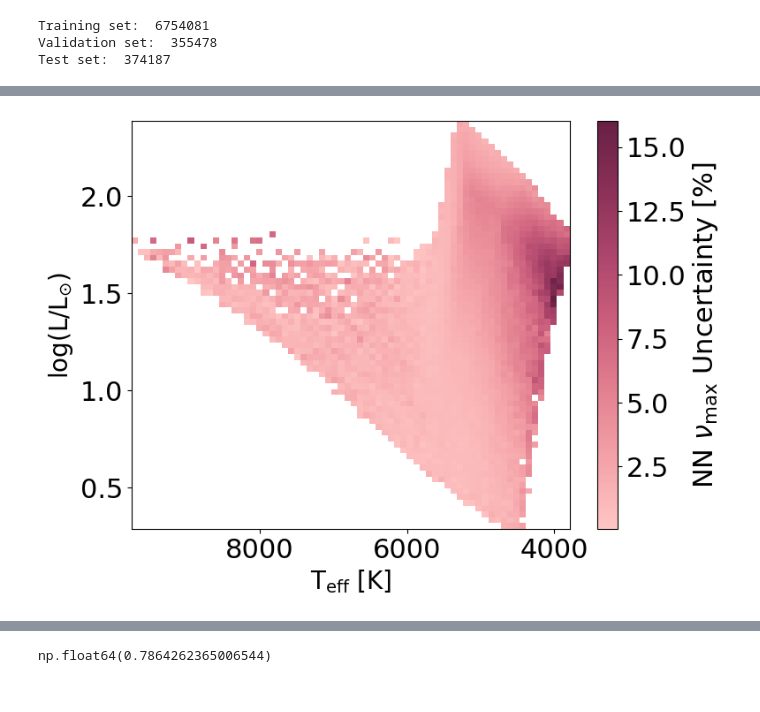
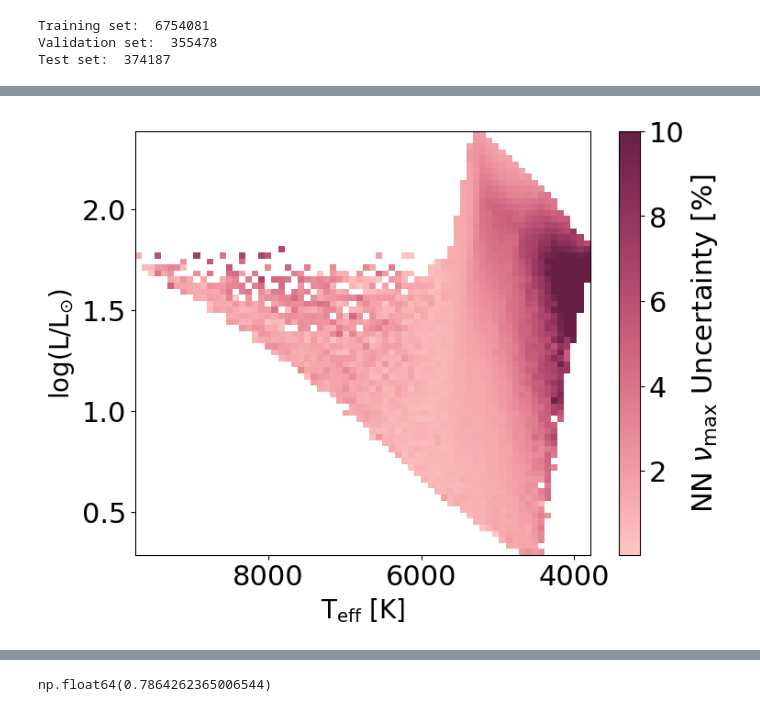
Before and after one commit to ehatt98/M4-hierarchical, a Jupyter notebook: notebooks/plots/hexbin-plot.ipynb, the cells around one changed output, grey strips where cells are left out. Saved outputs shown, nothing was run; the diff lists cells and outputs as text; code cells hidden in the pictures.

```diff
--- a/notebooks/plots/hexbin-plot.ipynb
+++ b/notebooks/plots/hexbin-plot.ipynb
@@ -184,35 +184,35 @@ gridsize = 70  # Size of the bins (adjust this for more or fewer bins)
 off_numax = 100*(10**df_test_unnorm['lognumax'].values - 10**df_preds_unnorm['lognumax'].values)/(10**df_test_unnorm['lognumax'].values)
 teff_test = df_test_unnorm['Teff'].values
 logL_test =  df_test_unnorm['logLPhot'].values
 
 # Use binned_statistic_2d to calculate the average z value in each bin
 #stat, xedges, yedges, binnumber = binned_statistic_2d(
 #    teff_test,  logL_test, off_numax, statistic=lambda y: 0.25*(np.quantile(y, 0.16)**2 + np.quantile(y, 0.84)**2)**0.5, bins=gridsize
 #)
 
 stat, xedges, yedges, binnumber = binned_statistic_2d(
     teff_test,  logL_test, off_numax, statistic=lambda y: 0.25*(np.quantile(y, 0.16)**2 + np.quantile(y, 0.84)**2)**0.5, bins=gridsize
 )
 
 # Replace NaNs (empty bins) with 0 (or any other value you'd prefer)
 #stat = np.nan_to_num(stat, nan=0)
 
 
 
 # Plot the results using pcolormesh (this gives a grid-like appearance)
 fig = plt.figure(figsize=(8, 6))
 ax = plt.gca()
 X, Y = np.meshgrid(xedges, yedges)  # Create a mesh grid for plotting
-pcm = plt.pcolormesh(X, Y, stat.T, cmap=Burg, shading='auto', )
+pcm = plt.pcolormesh(X, Y, stat.T, cmap=Burg, shading='auto', vmax = 10)
 plt.colorbar(pcm, label=r'NN $\nu_{\mathrm{max}}$ Uncertainty [%]',)  # Colorbar to show the average z values
 plt.xlabel(r'T$_{\mathrm{eff}}$ [K]', fontsize = 20)
 plt.ylabel(r'log(L/L$_{\odot}$)', fontsize = 20)
 ax.invert_xaxis()
 
 #plt.savefig(f'../figs/hexplot-numax-frac-{model_name}-nlayers-{n_dense_layers}-nunits-{dense_layer_units}-epochs-{Nepochs}-lrate-{learning_rate}-lossfunc-{loss_func}.png', dpi = 150, bbox_inches = 'tight', pad_inches = 2)
 plt.show()
 # %% [output]
-[figure, old version]
+[figure, new version]
 # %%
 df
 # %% [output]
```
Also changed, not shown: parts of 4 cells of this notebook, 10 other files.
